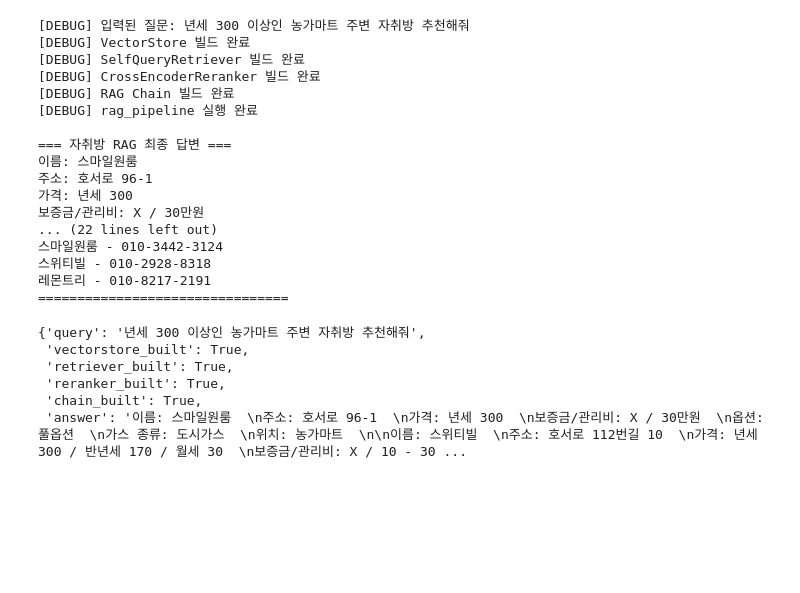
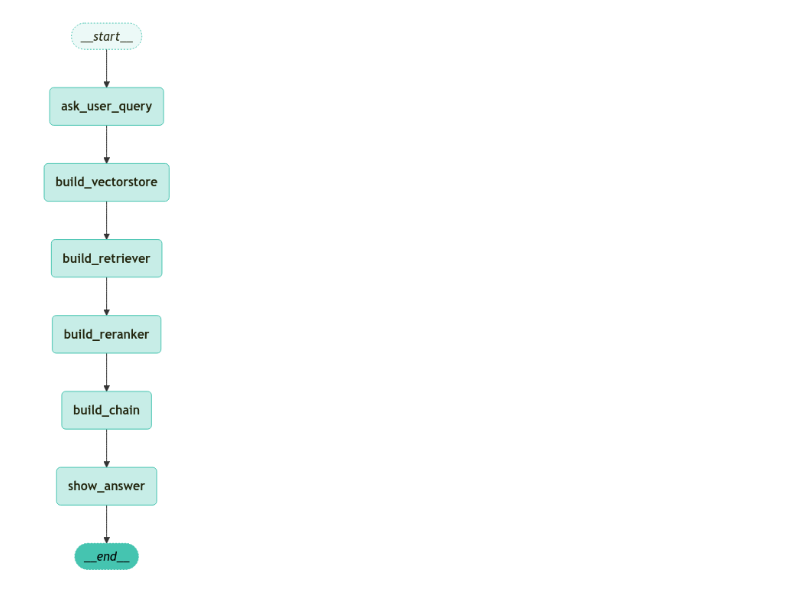
Before and after one commit to ehdtjr/rented_room, a Jupyter notebook: backend/app/graph.Ipynb, the cells around one changed output. Drawn from its saved outputs; the diff is of its cells as text; code cells hidden in the pictures; blank space fills up the shorter version.

```diff
--- a/backend/app/graph.Ipynb
+++ b/backend/app/graph.Ipynb
@@ -22,7 +20,6 @@ print("필요 라이브러리 import 및 Settings 로딩 완료")
 # %%
 from service.vectorstore import get_vectorstore
-from service.retriever import get_self_query_retriever
-from service.reranker import get_compression_retriever
+# from service.reranker import get_compression_retriever
 from service.chain import get_rag_chain, rag_pipeline
 from typing import TypedDict, Annotated, List
 
@@ -33,8 +30,7 @@ from langchain_teddynote.graphs import visualize_graph
 
 class State(TypedDict):
     query: Annotated[str, "User query"]
-    vectorstore_built: bool
-    retriever_built: bool
-    reranker_built: bool
-    chain_built: bool
-    answer: str
+    vectorstore: Annotated[object, "Vector store instance"]
+    retrieved_docs: Annotated[List[str], "Documents retrieved"]
+    reranked_docs: Annotated[List[str], "Re-ranked documents"]
+    final_response: Annotated[str, "Final generated response"]
@@ -103,68 +101,40 @@ print("노드 함수(7개) 정의 완료")
 # %%
+# 3️⃣ LangGraph 워크플로우 구성
 workflow = StateGraph(State)
 
-# 노드 등록
+# 3-1) 노드 등록
 workflow.add_node("ask_user_query", ask_user_query)
 workflow.add_node("build_vectorstore", build_vectorstore_node)
 workflow.add_node("build_retriever", build_retriever_node)
 workflow.add_node("build_reranker", build_reranker_node)
 workflow.add_node("build_chain", build_chain_node)
-workflow.add_node("run_pipeline", run_pipeline_node)
 workflow.add_node("show_answer", show_answer_node)
 
-# 시작 노드
+# 3-2) 시작점 설정
 workflow.set_entry_point("ask_user_query")
 
-# 노드 간 연결(직렬)
+# 3-3) 노드 간 연결 (Edge 설정)
 workflow.add_edge("ask_user_query", "build_vectorstore")
 workflow.add_edge("build_vectorstore", "build_retriever")
 workflow.add_edge("build_retriever", "build_reranker")
 workflow.add_edge("build_reranker", "build_chain")
-workflow.add_edge("build_chain", "run_pipeline")
-workflow.add_edge("run_pipeline", "show_answer")
-workflow.add_edge("show_answer", END)
+workflow.add_edge("build_chain", "show_answer")
+workflow.add_edge("show_answer", END)  # 종료 지점
 
-# 그래프 컴파일
+# 4️⃣ LangGraph 실행
 modular_rag_graph = workflow.compile()
+
+
+initial_state = {
+    "query": "",
+    "vectorstore": None,  # 벡터스토어 초기값 (로드 후 저장됨)
+    "retrieved_docs": [],
+    "reranked_docs": [],
+    "final_response": "",
+}
+
 
 # 시각화
 visualize_graph(modular_rag_graph)
+# %% [output]
+[figure, added]
-# %%
-init_state = {
-    # RAGState 형태에 맞는 필드들...
-    "query": "",
-    "vectorstore_built": False,
-    "retriever_built": False,
-    "reranker_built": False,
-    "chain_built": False,
-    "answer": "",
-}
-
-# config 설정
-config = {"configurable": {"thread_id": "1"}}
-
-modular_rag_graph.invoke(init_state, config=config)
-# %% [output]
-[DEBUG] 입력된 질문: 년세 300 이상인 농가마트 주변 자취방 추천해줘
-[DEBUG] VectorStore 빌드 완료
-[DEBUG] SelfQueryRetriever 빌드 완료
-[DEBUG] CrossEncoderReranker 빌드 완료
-[DEBUG] RAG Chain 빌드 완료
-[DEBUG] rag_pipeline 실행 완료
-
-=== 자취방 RAG 최종 답변 ===
-이름: 스마일원룸
-주소: 호서로 96-1
-가격: 년세 300
-보증금/관리비: X / 30만원
-... (22 lines left out)
-스마일원룸 - 010-3442-3124
-스위티빌 - 010-2928-8318
-레몬트리 - 010-8217-2191
-================================
-{'query': '년세 300 이상인 농가마트 주변 자취방 추천해줘',
- 'vectorstore_built': True,
- 'retriever_built': True,
- 'reranker_built': True,
- 'chain_built': True,
- 'answer': '이름: 스마일원룸  \n주소: 호서로 96-1  \n가격: 년세 300  \n보증금/관리비: X / 30만원  \n옵션: 풀옵션  \n가스 종류: 도시가스  \n위치: 농가마트  \n\n이름: 스위티빌  \n주소: 호서로 112번길 10  \n가격: 년세 300 / 반년세 170 / 월세 30  \n보증금/관리비: X / 10 - 30 ...
```
Also changed, not shown: parts of 4 cells of this notebook, 8 other files.
